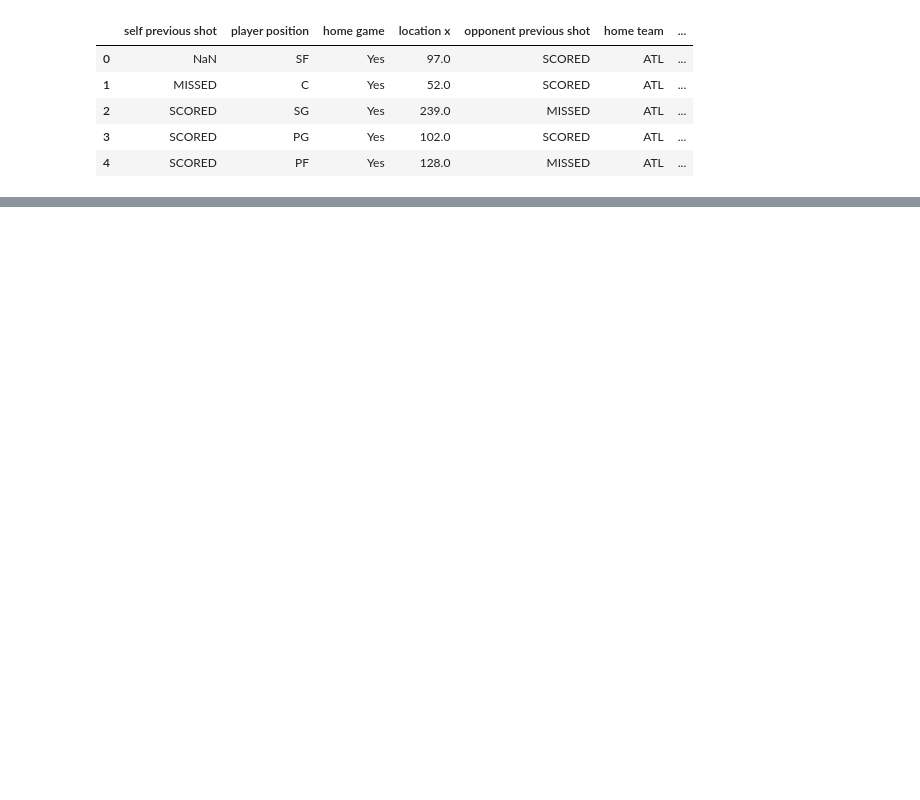
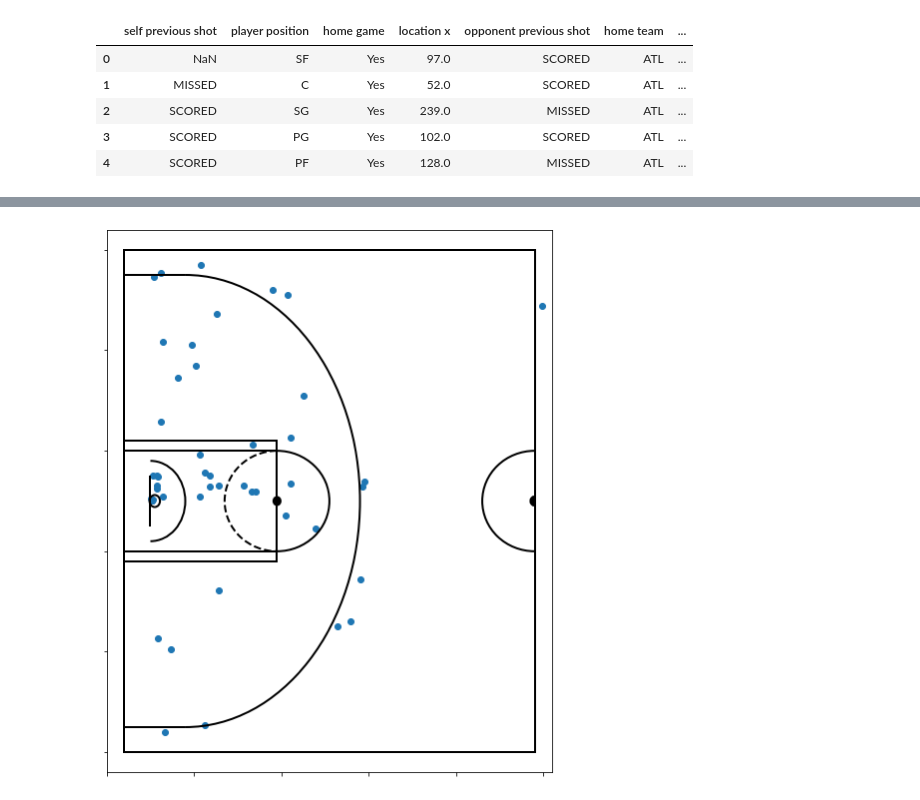
Before and after one commit to kseniahr/NBA_BigDataProject, a Jupyter notebook: NBA_Court_All_Teams.ipynb, the cells around one changed output, grey strips where cells are left out. Saved outputs shown, nothing was run; the diff lists cells and outputs as text; code cells hidden in the pictures; blank space fills up the shorter version.

```diff
--- a/NBA_Court_All_Teams.ipynb
+++ b/NBA_Court_All_Teams.ipynb
@@ -169,6 +169,15 @@ def draw_half_court(ax=None, color='black', lw=2, outer_lines=False):
     ax.tick_params(labelbottom=False, labelleft=False)
 
     return ax
+# %%
+plt.figure(figsize=(8,10))
+draw_half_court(outer_lines=True)
+plt.scatter(df['loc_x'],df['loc_y'])
+plt.xlim(0,510)
+plt.ylim(-20,520)
+plt.show()
+# %% [output]
+[figure, added]
 # %%
 middle_x = 470.0
 middle_y = 250.0
```
Also changed, not shown: parts of 2 cells of this notebook, 1 other file.
